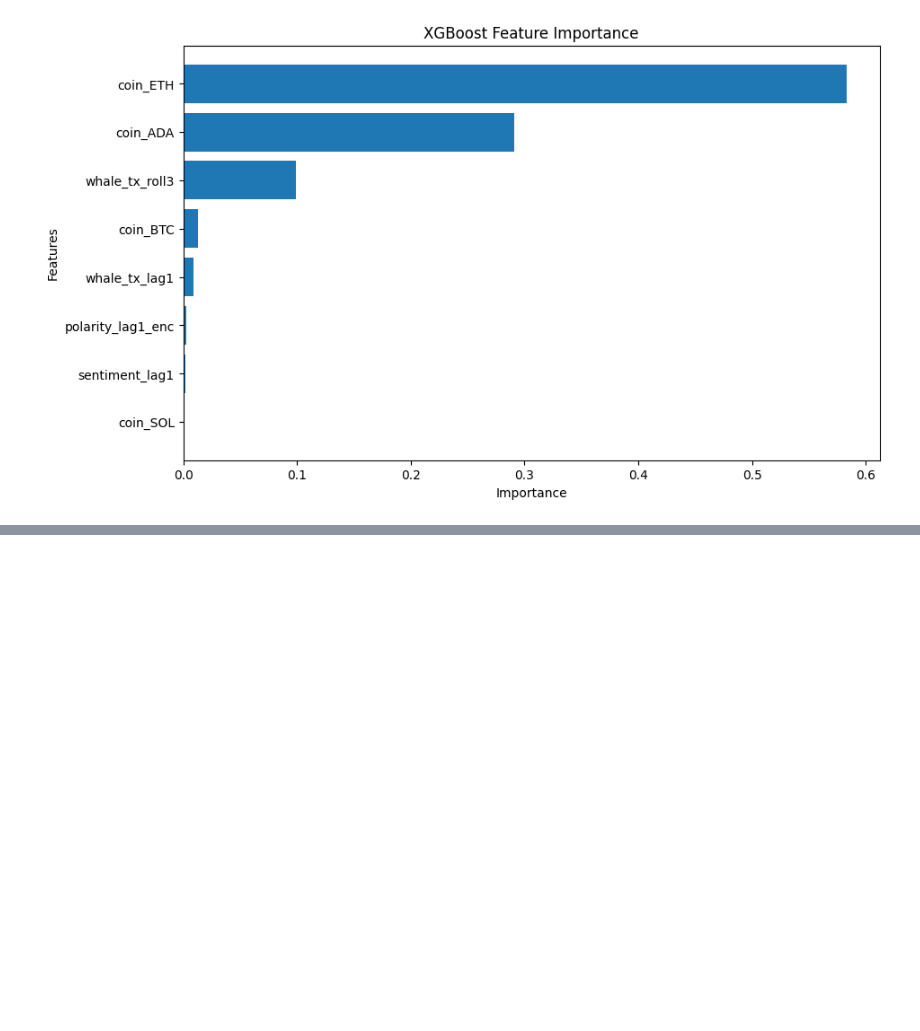
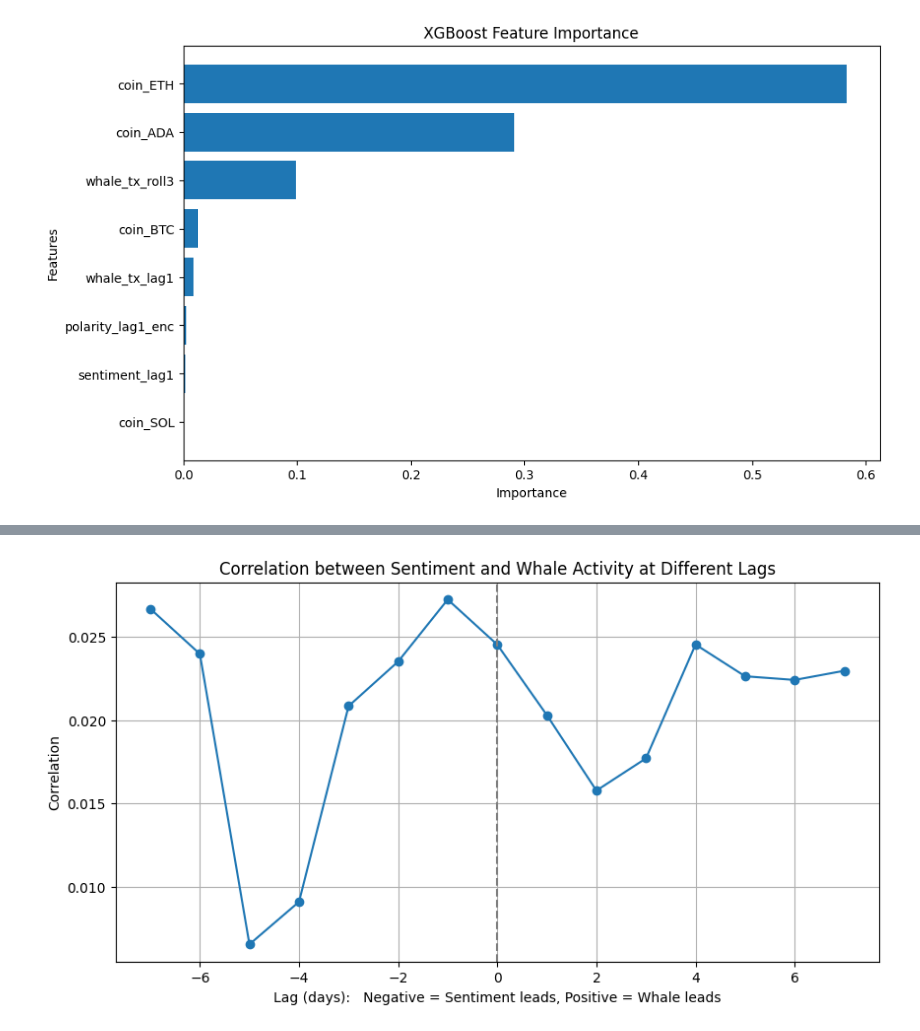
Before and after one commit to FeryGritli/crypto-sentiment-whales, a Jupyter notebook: notebooks/07_Machine_Learning_Prediction.ipynb, the cells around one changed output, grey strips where cells are left out. Cells and saved outputs as stored; diff of their text form; code cells hidden in the pictures; blank space fills up the shorter version.

```diff
--- a/notebooks/07_Machine_Learning_Prediction.ipynb
+++ b/notebooks/07_Machine_Learning_Prediction.ipynb
@@ -384,0 +504,26 @@ plt.show()
+# %%
+import numpy as np
+import matplotlib.pyplot as plt
+
+max_lag = 7  # test up to 7 days before/after
+lags = range(-max_lag, max_lag+1)
+corrs = []
+
+for lag in lags:
+    if lag < 0:
+        shifted = df['sentiment'].shift(-lag)  # sentiment leads whale activity
+    else:
+        shifted = df['sentiment'].shift(-lag)  # whale leads sentiment (same, but you interpret lag sign)
+    corr = df['whale_transaction_count'].corr(shifted)
+    corrs.append(corr)
+
+plt.figure(figsize=(10,5))
+plt.plot(lags, corrs, marker='o')
+plt.axvline(0, color='grey', linestyle='--')
+plt.title("Correlation between Sentiment and Whale Activity at Different Lags")
+plt.xlabel("Lag (days):   Negative = Sentiment leads, Positive = Whale leads")
+plt.ylabel("Correlation")
+plt.grid(True)
+plt.show()
+# %% [output]
+[figure, added]
```
Also changed, not shown: parts of 18 cells of this notebook, 1 other file.
